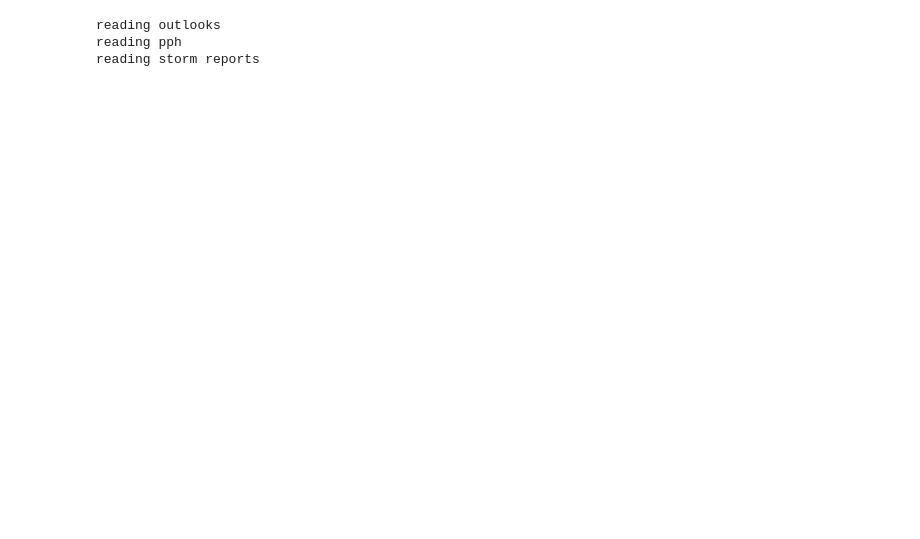
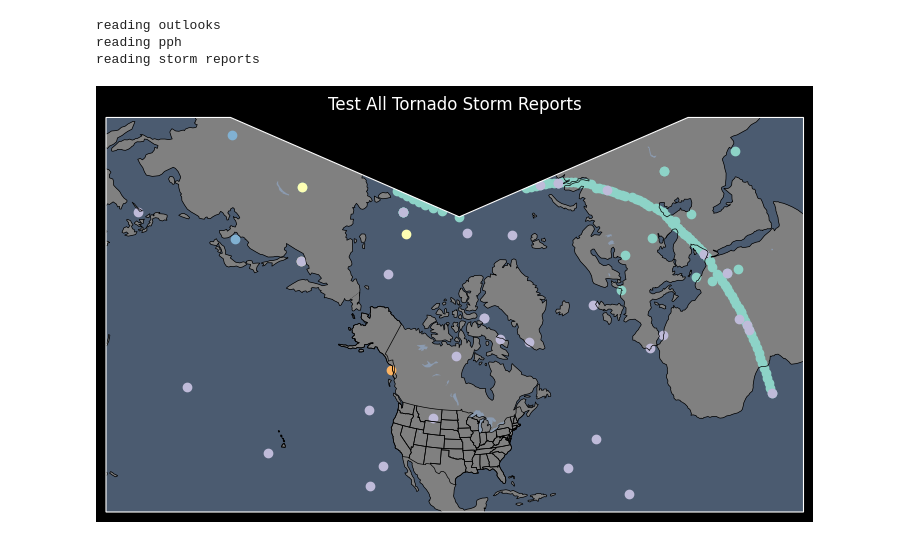
Before and after one commit to milesepstein13/severe-thunderstorm-analysis, a Jupyter notebook: explore_date.ipynb, the cells around one changed output. Drawn from its saved outputs; the diff is of its cells as text; code cells hidden in the pictures; blank space fills up the shorter version.

Commit message:
worked on plotting reports but not working yet

```diff
--- a/explore_date.ipynb
+++ b/explore_date.ipynb
@@ -162,3 +144,50 @@ def plot_reports(reports, output_location, categories, title_date, show = False,
+# %%
+def plot_reports(reports, output_location, categories, title_date, show = False, save = True):
+    # TODO: get working and try to make look like PPH plot
+    # plots all storm reports in reports
+
+    fig=plt.figure(figsize=(9,6))
+    plt.style.use('dark_background')
+    ax = plt.axes(projection = cp.crs.LambertConformal())
+    ax.add_feature(cp.feature.LAND,facecolor='grey')
+    ax.add_feature(cp.feature.OCEAN, alpha = 0.5)
+    ax.add_feature(cp.feature.COASTLINE,linewidth=0.5)
+    ax.add_feature(cp.feature.LAKES, alpha = 0.5)
+    ax.add_feature(cp.feature.STATES,linewidth=0.5)
+
+    for category in categories:
+        reports_category = reports[reports['EVENT_TYPE'] == category]
+        reports_category = reports_category[reports_category['BEGIN_LAT'] != '']
+        reports_category = reports_category[reports_category['BEGIN_LON'] != '']
+
+        # remove sub-severe
+        if category == 'Hail':
+            reports_sig = reports_category[reports_category['MAGNITUDE'].astype(float) >= 2.0]
+            reports_category = reports_category[(reports_category['MAGNITUDE'].astype(float) >= 1.0) & (reports_category['MAGNITUDE'].astype(float) < 2.0)]
+        elif category == 'Thunderstorm Wind':
+            reports_sig = reports_category[reports_category['MAGNITUDE'].astype(float) >= 65]
+            reports_category = reports_category[(reports_category['MAGNITUDE'].astype(float) >= 50) & (reports_category['MAGNITUDE'].astype(float) <65)]
+        else:
+            reports_sig = reports_category[[(cat[-1] != 'U' and cat[-1] != '0' and cat[-1] != '1') for cat in reports_category['TOR_F_SCALE']]]
+            reports_category = reports_category[[(cat[-1] == 'U' or cat[-1] == '0' or cat[-1] == '1') for cat in reports_category['TOR_F_SCALE']]]
+
+        # plot severe
+        ax.scatter(reports_category['BEGIN_LON'].values, reports_category['BEGIN_LAT'].values, transform=cp.crs.PlateCarree())
+
+        # plot sig
+        ax.scatter(reports_sig['BEGIN_LON'].values, reports_sig['BEGIN_LAT'].values, transform=cp.crs.PlateCarree())
+
+
+    plt.title(title_date + ' All ' + category + ' Storm Reports')
+    if save:
+        plt.savefig(output_location + '/report_' + category + '.png')
+    if not show:
+        plt.close()
+# %%
+reports_day = reports[reports['DATE'] == '201104270000']
+plot_reports(reports_day, None, ['Hail', 'Thunderstorm Wind', 'Tornado'], 'Test', show = True, save = False)
+# %% [output]
+[figure, added]
 # %%
 # TODO: make function that plots all 3 outlooks, PPH, and reports for one day to spotcheck
 # with utils_plotting functions
```
Also changed, not shown: parts of 3 cells of this notebook.
